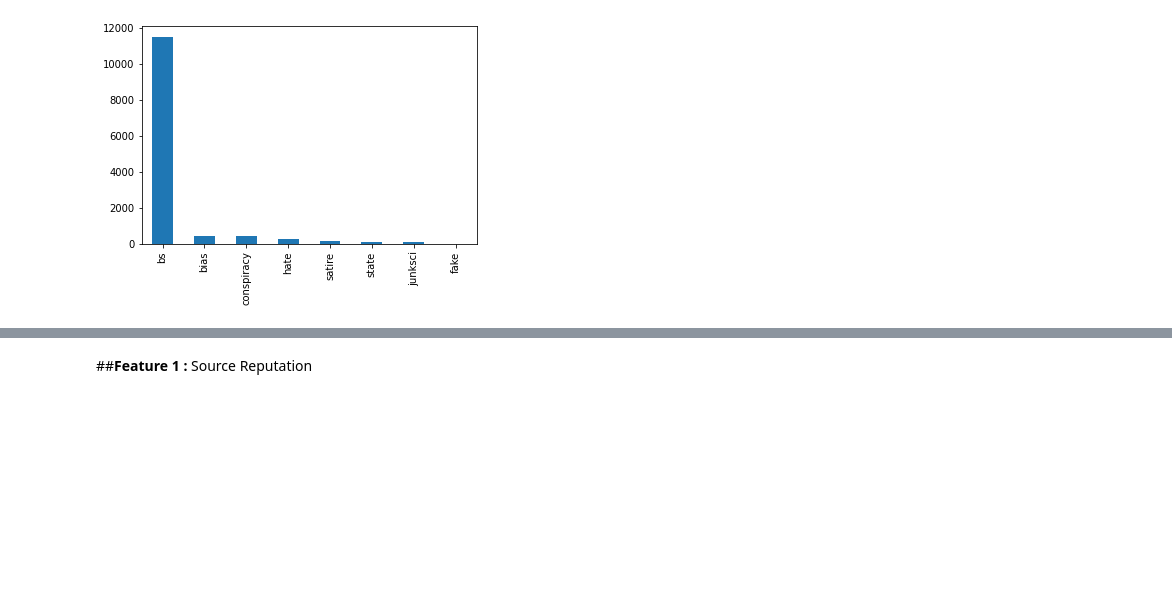
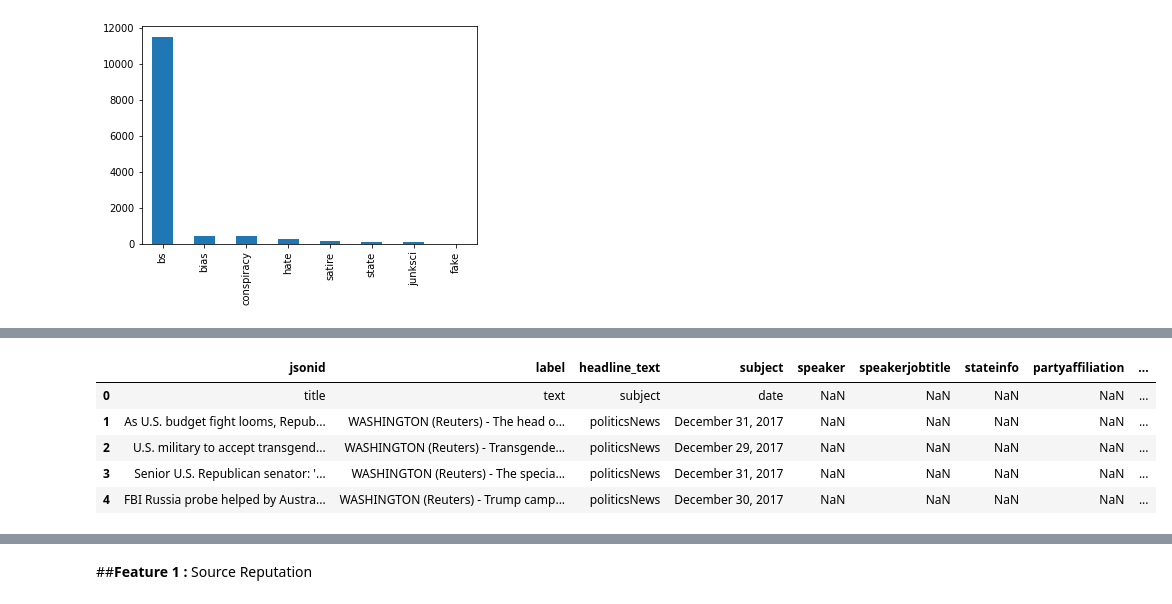
Before and after one commit to mal258/machinelearning258, a Jupyter notebook: alternus_vera/Invincibles_Alternus_Vera_Iteration1.ipynb, the cells around one changed output, grey strips where cells are left out. Saved outputs shown, nothing was run; the diff lists cells and outputs as text; code cells hidden in the pictures; blank space fills up the shorter version.

```diff
--- a/alternus_vera/Invincibles_Alternus_Vera_Iteration1.ipynb
+++ b/alternus_vera/Invincibles_Alternus_Vera_Iteration1.ipynb
@@ -397,0 +530,16 @@ plt.show()
+# %%
+real_url="https://raw.githubusercontent.com/mal258/machinelearning258/master/datasets/fake_news/true/True.csv"
+fake_url="https://raw.githubusercontent.com/mal258/machinelearning258/master/datasets/fake_news/fake/Fake.csv"
+
+
+true=pd.read_csv(real_url, sep=',', names = colnames, error_bad_lines=False)
+fake = pd.read_csv(fake_url, sep=',', names = colnames, error_bad_lines=False)
+
+true.head()
+# %% [output]
+|  | jsonid | label | headline_text | subject | speaker | speakerjobtitle | stateinfo | partyaffiliation | ... |
+| 0 | title | text | subject | date | NaN | NaN | NaN | NaN | ... |
+| 1 | As U.S. budget fight looms, Repub... | WASHINGTON (Reuters) - The head o... | politicsNews | December 31, 2017 | NaN | NaN | NaN | NaN | ... |
+| 2 | U.S. military to accept transgend... | WASHINGTON (Reuters) - Transgende... | politicsNews | December 29, 2017 | NaN | NaN | NaN | NaN | ... |
+| 3 | Senior U.S. Republican senator: '... | WASHINGTON (Reuters) - The specia... | politicsNews | December 31, 2017 | NaN | NaN | NaN | NaN | ... |
+| 4 | FBI Russia probe helped by Austra... | WASHINGTON (Reuters) - Trump camp... | politicsNews | December 30, 2017 | NaN | NaN | NaN | NaN | ... |
```
Also changed, not shown: parts of 55 cells of this notebook.
